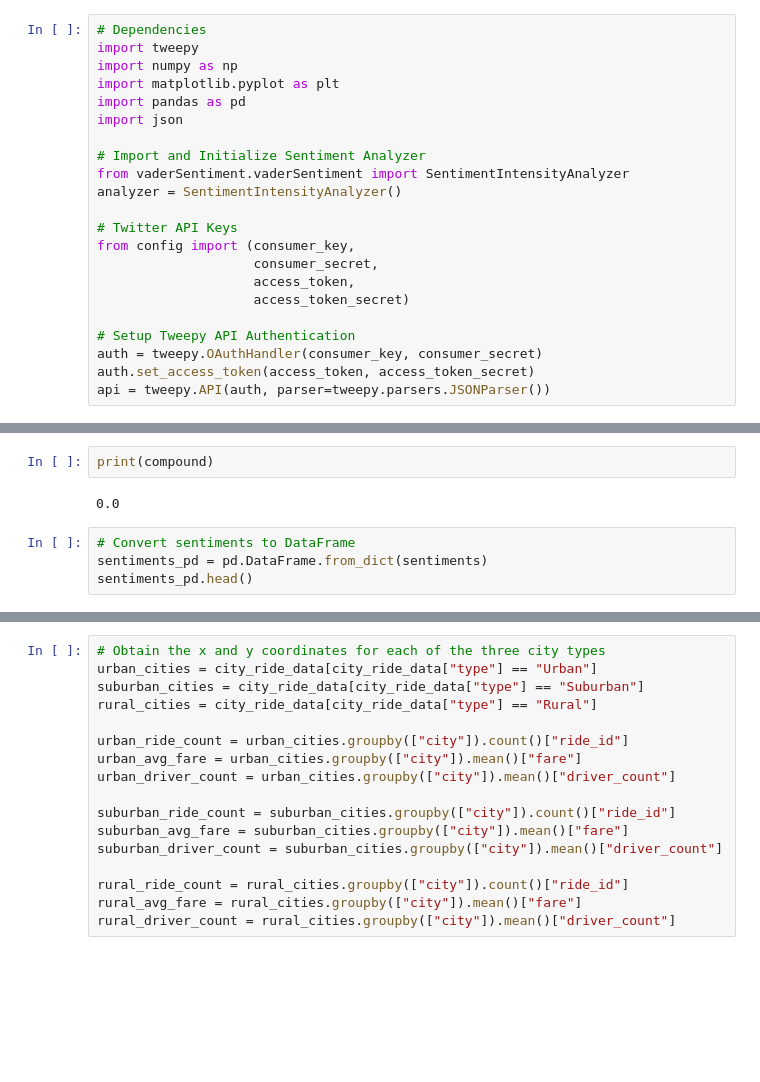
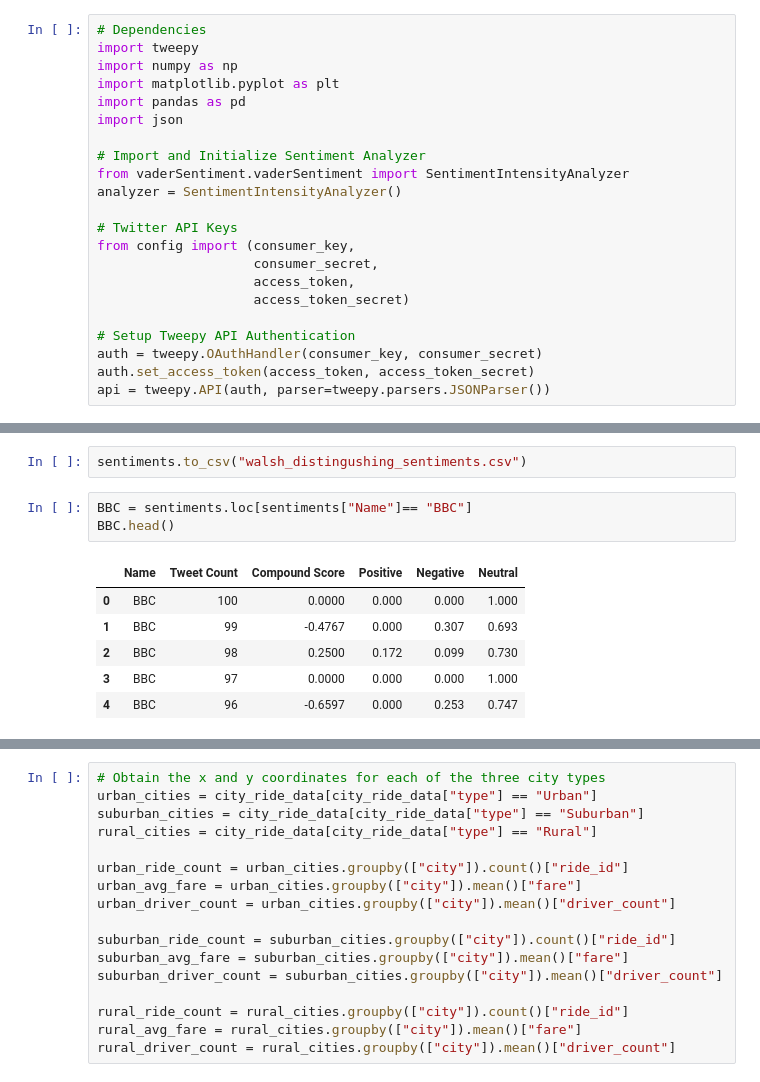
Before and after one commit to wendywalsh/social_analytics, a Jupyter notebook: Instructions_social_analytics.ipynb, the cells around one changed output, grey strips where cells are left out. Drawn from its saved outputs; the diff is of its cells as text; blank space fills up the shorter version.

```diff
--- a/Instructions_social_analytics.ipynb
+++ b/Instructions_social_analytics.ipynb
@@ -205,8 +119,12 @@ sentiments.tail(100)
-# %%
-print(compound)
-# %% [output]
-0.0
-# %%
-# Convert sentiments to DataFrame
-sentiments_pd = pd.DataFrame.from_dict(sentiments)
-sentiments_pd.head()
+# %%
+sentiments.to_csv("walsh_distingushing_sentiments.csv")
+# %%
+BBC = sentiments.loc[sentiments["Name"]== "BBC"]
+BBC.head()
+# %% [output]
+|  | Name | Tweet Count | Compound Score | Positive | Negative | Neutral |
+| 0 | BBC | 100 | 0.0000 | 0.000 | 0.000 | 1.000 |
+| 1 | BBC | 99 | -0.4767 | 0.000 | 0.307 | 0.693 |
+| 2 | BBC | 98 | 0.2500 | 0.172 | 0.099 | 0.730 |
+| 3 | BBC | 97 | 0.0000 | 0.000 | 0.000 | 1.000 |
+| 4 | BBC | 96 | -0.6597 | 0.000 | 0.253 | 0.747 |
```
Also changed, not shown: parts of 11 cells of this notebook, 2 other files.
